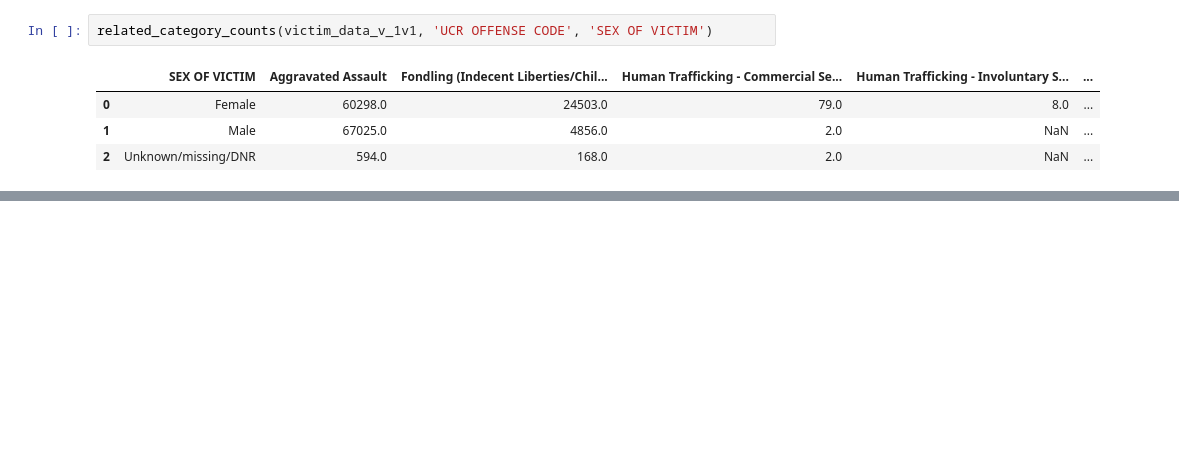
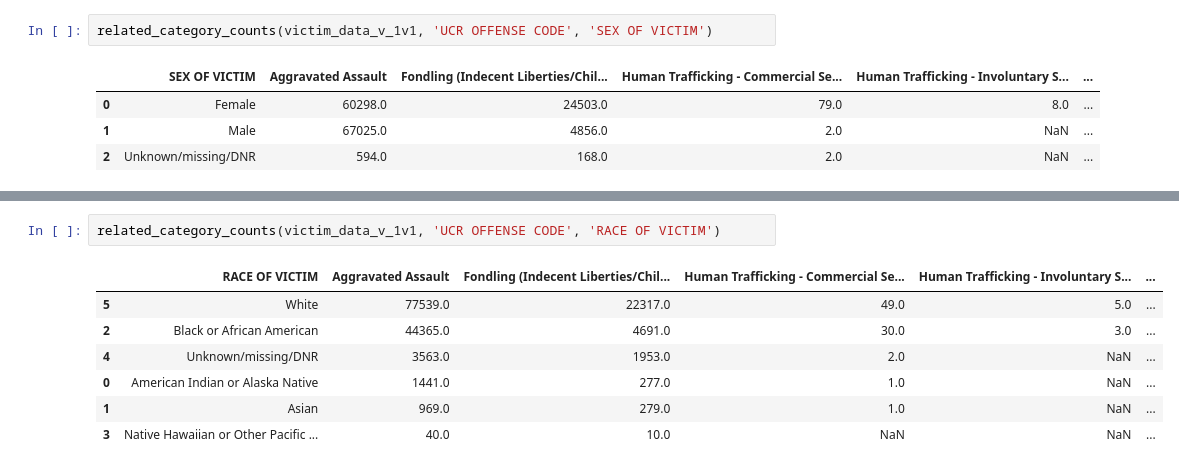
Before and after one commit to castle8080/violence_research, a Jupyter notebook: nat_incident_data.ipynb, the cells around one changed output, grey strips where cells are left out. Drawn from its saved outputs; the diff is of its cells as text; blank space fills up the shorter version.

```diff
--- a/nat_incident_data.ipynb
+++ b/nat_incident_data.ipynb
@@ -378,0 +415,10 @@ related_category_counts(victim_data_v_1v1, 'UCR OFFENSE CODE', 'SEX OF VICTIM')
+# %%
+related_category_counts(victim_data_v_1v1, 'UCR OFFENSE CODE', 'RACE OF VICTIM')
+# %% [output]
+|  | RACE OF VICTIM | Aggravated Assault | Fondling (Indecent Liberties/Chil... | Human Trafficking - Commercial Se... | Human Trafficking - Involuntary S... | ... |
+| 5 | White | 77539.0 | 22317.0 | 49.0 | 5.0 | ... |
+| 2 | Black or African American | 44365.0 | 4691.0 | 30.0 | 3.0 | ... |
+| 4 | Unknown/missing/DNR | 3563.0 | 1953.0 | 2.0 | NaN | ... |
+| 0 | American Indian or Alaska Native | 1441.0 | 277.0 | 1.0 | NaN | ... |
+| 1 | Asian | 969.0 | 279.0 | 1.0 | NaN | ... |
+| 3 | Native Hawaiian or Other Pacific ... | 40.0 | 10.0 | NaN | NaN | ... |
```
Also changed, not shown: parts of 6 cells of this notebook.
